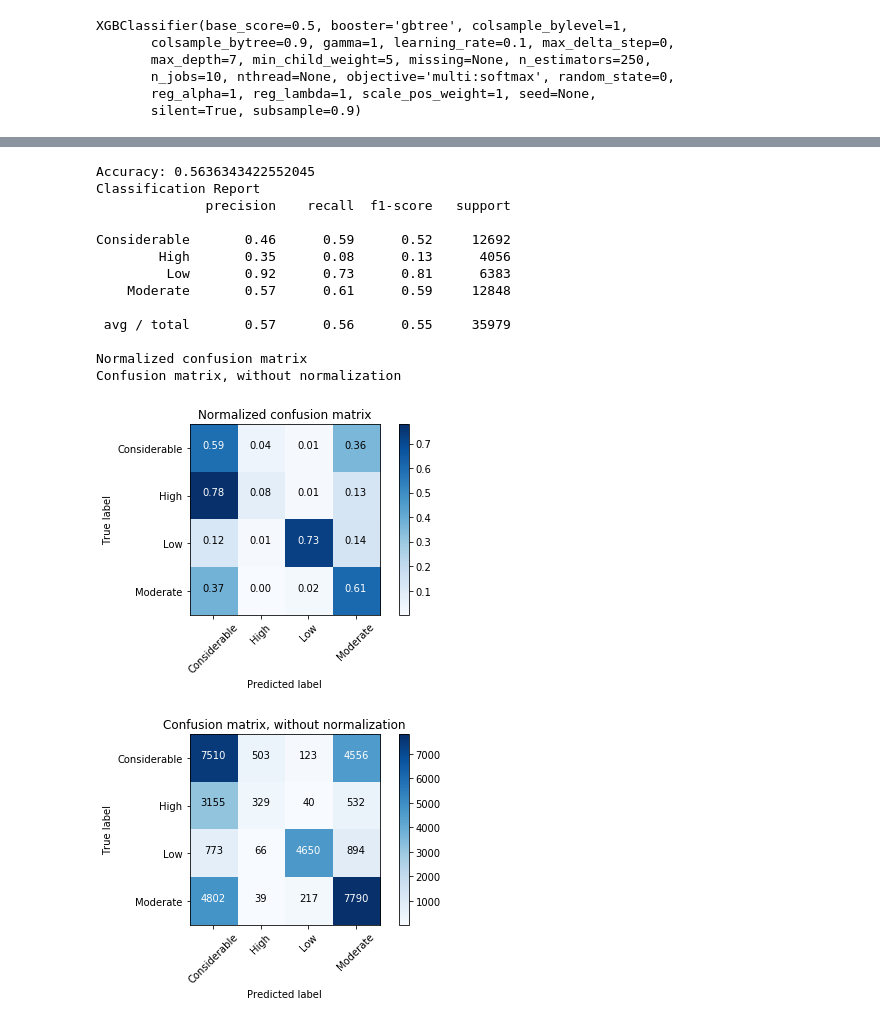
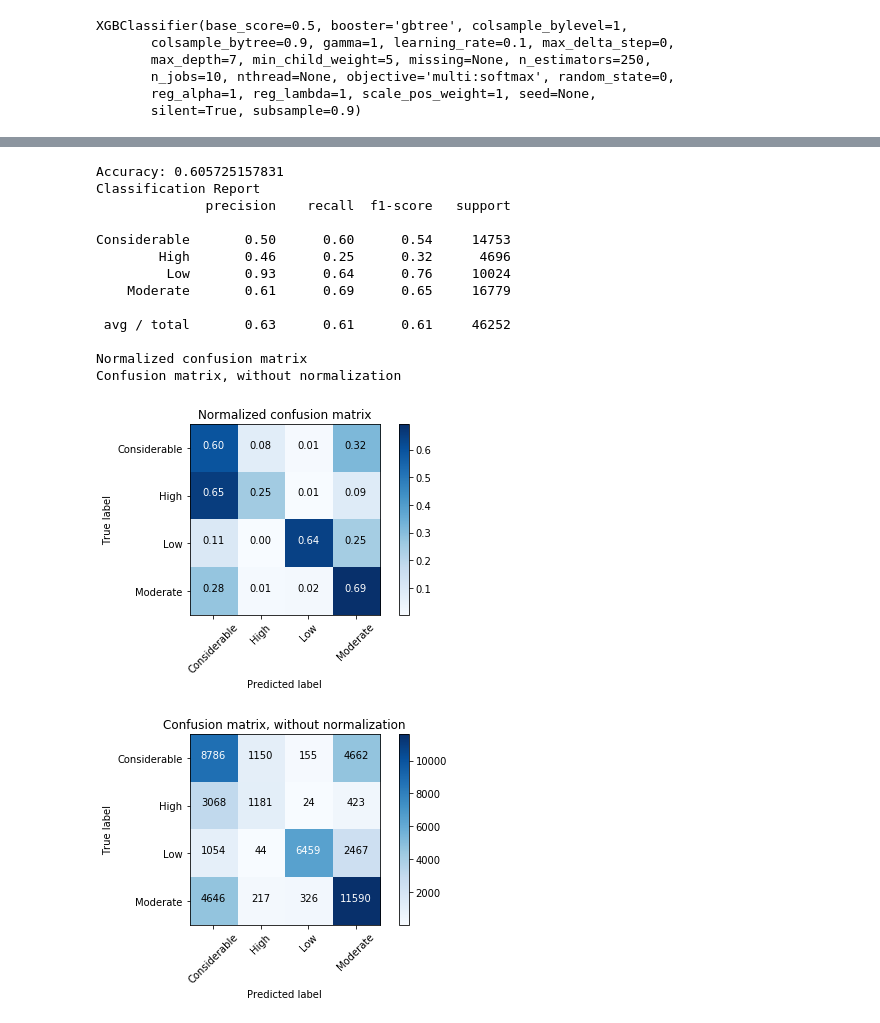
Before and after one commit to scottcha/OpenAvalancheProject, a Jupyter notebook: ML/XGBoostV1.1TrainingNotebookWithParameterFit.ipynb, the cells around one changed output, grey strips where cells are left out. Cells and saved outputs as stored; diff of their text form; code cells hidden in the pictures.

```diff
--- a/ML/XGBoostV1.1TrainingNotebookWithParameterFit.ipynb
+++ b/ML/XGBoostV1.1TrainingNotebookWithParameterFit.ipynb
@@ -101,3 +18,5 @@ else:
+# %%
+X_Above_test, X_Above_train, y_Above_test, y_Above_train, X_Near_test, X_Near_train, y_Near_test, y_Near_train, X_Below_test, X_Below_train, y_Below_test, y_Below_train = DataPrep.prep_day1_danger_train_test('../Data/V1.1FeaturesWithLabels20131201To20180430.csv', ignore_extreme=True)
 # %%
 X_Above_train.tail()
 # %% [output]
@@ -144,6 +65,7 @@ Wall time: 6min 8s
 # %%
-#grid = {'min_child_weight': 5, 'n_estimators': 250, 'colsample_bytree': 0.9, 'reg_alpha': 1, 'gamma': 1, 'learning_rate': 0.1, 'subsample': 0.9, 'objective': 'multi:softmax', 'max_depth': 7, 'tree_method':'gpu_hist'}
+#'min_child_weight': 5, 'n_estimators': 500, 'colsample_bytree': 0.9, 'reg_alpha': 1, 'gamma': 1, 'learning_rate': 0.1, 'subsample': 0.9,'max_depth': 7, 'tree_method':'gpu_hist'
+grid = {'objective': 'multi:softmax', 'n_estimators': 1000, 'learning_rate': 0.01}
 
-#modelAboveGPU = XGBClassifier(n_jobs=10)
-#modelAboveGPU.set_params(**grid)
+modelAboveGPU = XGBClassifier(n_jobs=10, tree_method='gpu_hist')
+modelAboveGPU.set_params(**grid)
 # %% [output]
@@ -185,6 +87,6 @@ val = modelAboveGPU.fit(X_Above_train, y_Above_train[yColumns].values.ravel())
 valnear = modelNear.fit(X_Near_train, y_Near_train[yNearColumn].values.ravel())
 valbelow = modelBelow.fit(X_Below_train, y_Below_train[yBelowColumn].values.ravel())
 # %%
-resultAbove = modelAbove.predict(X_Above_test)
+resultAbove = modelAboveGPU.predict(X_Above_test)
 #resultNear = modelNear.predict(X_Near_test)
 #resultBelow = modelBelow.predict(X_Below_test)
@@ -242,29 +93,31 @@ def plot_confusion_matrix(cm, classes,
 # %%
-evaluateSingleClassShort(y_Above_test['o_Day1DangerAboveTreeline'], resultAbove)
-cnf_matrix = confusion_matrix(y_Above_test['o_Day1DangerAboveTreeline'], resultAbove)
+import matplotlib.pyplot as plt
+error_evaluation.evaluateSingleClassShort(y_Above_test[yColumns[0]], resultAbove)
+cnf_matrix = confusion_matrix(y_Above_test[yColumns[0]], resultAbove)
 plt.figure()
-plot_confusion_matrix(cnf_matrix, classes=['Considerable', 'High', 'Low', 'Moderate'], normalize=True,
+error_evaluation.plot_confusion_matrix(cnf_matrix, classes=['Considerable', 'High', 'Low', 'Moderate'], normalize=True,
                       title='Normalized confusion matrix')
+
 plt.figure()
-plot_confusion_matrix(cnf_matrix, classes=['Considerable', 'High', 'Low', 'Moderate'],
+error_evaluation.plot_confusion_matrix(cnf_matrix, classes=['Considerable', 'High', 'Low', 'Moderate'],
                       title='Confusion matrix, without normalization')
 plt.show()
 # %% [output]
-Accuracy: 0.5636343422552045
+Accuracy: 0.605725157831
 Classification Report
               precision    recall  f1-score   support
 
-Considerable       0.46      0.59      0.52     12692
-        High       0.35      0.08      0.13      4056
-         Low       0.92      0.73      0.81      6383
-    Moderate       0.57      0.61      0.59     12848
+Considerable       0.50      0.60      0.54     14753
+        High       0.46      0.25      0.32      4696
+         Low       0.93      0.64      0.76     10024
+    Moderate       0.61      0.69      0.65     16779
 
- avg / total       0.57      0.56      0.55     35979
+ avg / total       0.63      0.61      0.61     46252
 
 Normalized confusion matrix
 Confusion matrix, without normalization
-[figure, old version]
+[figure, new version]
-[figure, old version]
+[figure, new version]
 # %%
 evaluateSingleClassShort(y_Near_test['o_Day1DangerNearTreeline'], resultNear)
 
```
Also changed, not shown: parts of 20 cells of this notebook, 9 other files.
